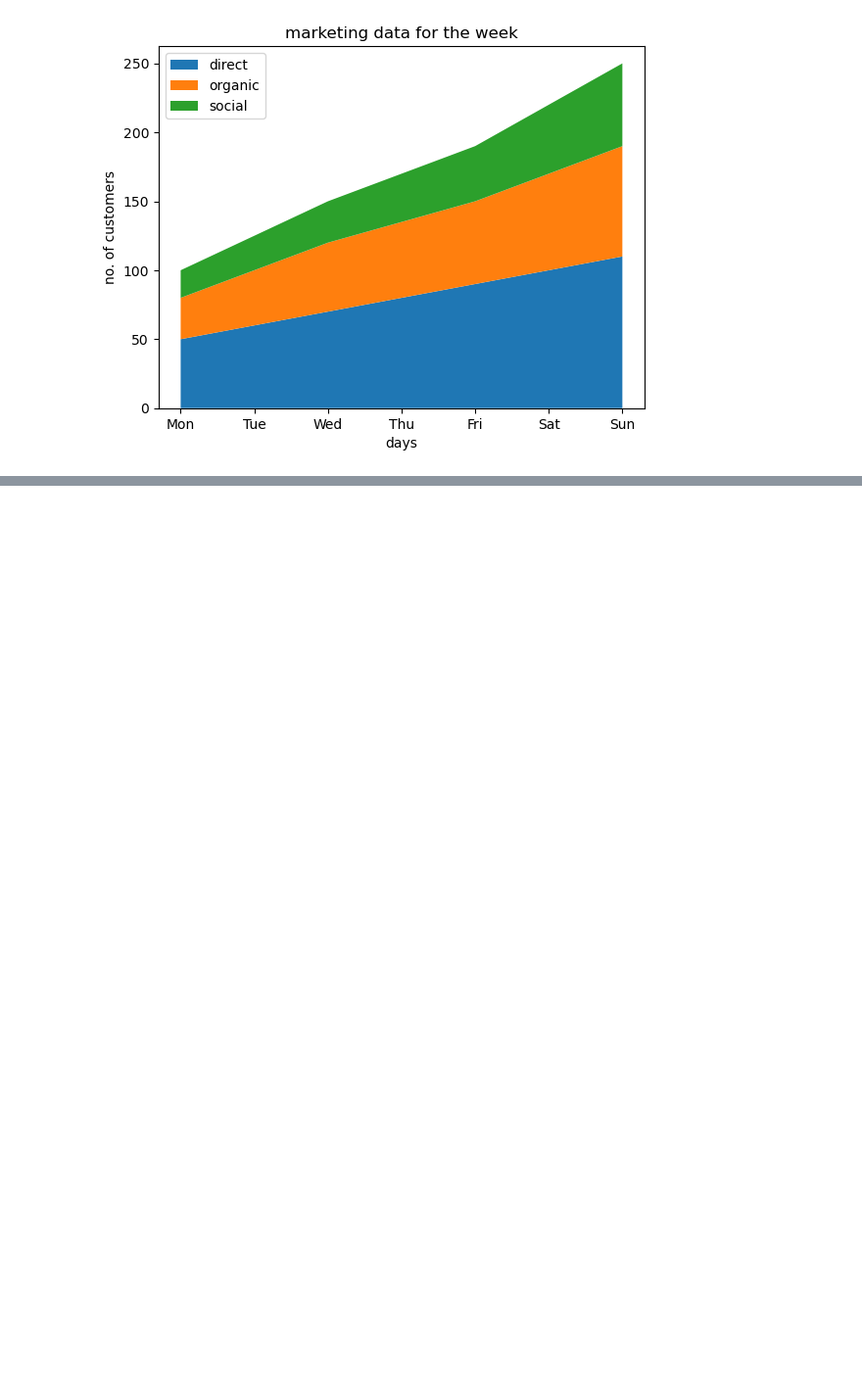
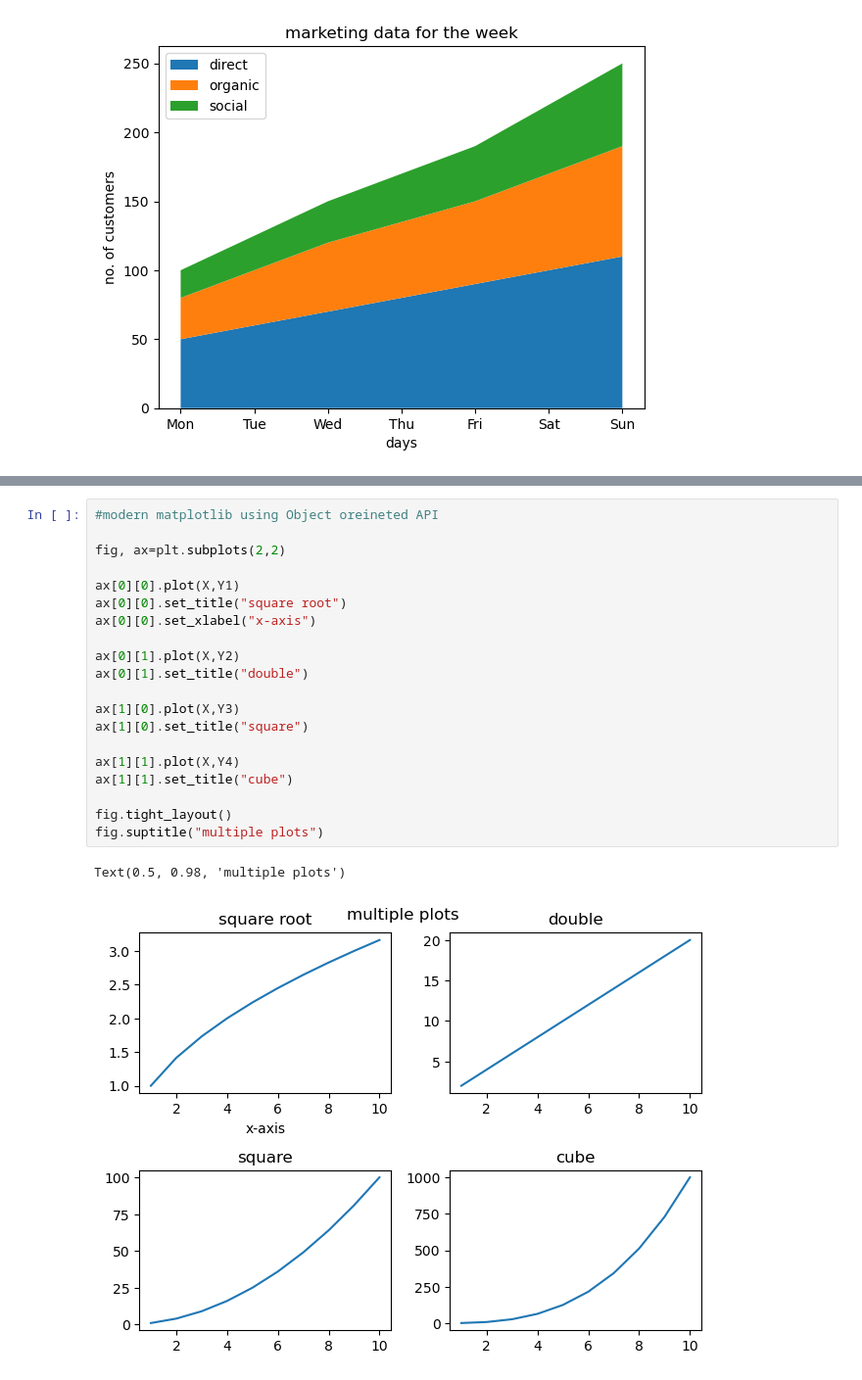
Before and after one commit to SimranGrak/python-for-ai-ml, a Jupyter notebook: prime/matplotlib.ipynb, the cells around one changed output, grey strips where cells are left out. Shown at 98% size. Saved outputs shown, nothing was run; the diff lists cells and outputs as text; blank space fills up the shorter version.

```diff
--- a/prime/matplotlib.ipynb
+++ b/prime/matplotlib.ipynb
@@ -383,0 +414,23 @@ plt.legend()
+# %%
+#modern matplotlib using Object oreineted API
+
+fig, ax=plt.subplots(2,2)
+
+ax[0][0].plot(X,Y1)
+ax[0][0].set_title("square root")
+ax[0][0].set_xlabel("x-axis")
+
+ax[0][1].plot(X,Y2)
+ax[0][1].set_title("double")
+
+ax[1][0].plot(X,Y3)
+ax[1][0].set_title("square")
+
+ax[1][1].plot(X,Y4)
+ax[1][1].set_title("cube")
+
+fig.tight_layout()
+fig.suptitle("multiple plots")
+# %% [output]
+Text(0.5, 0.98, 'multiple plots')
+[figure, added]
```
Also changed, not shown: parts of 2 cells of this notebook, 4 other files.
